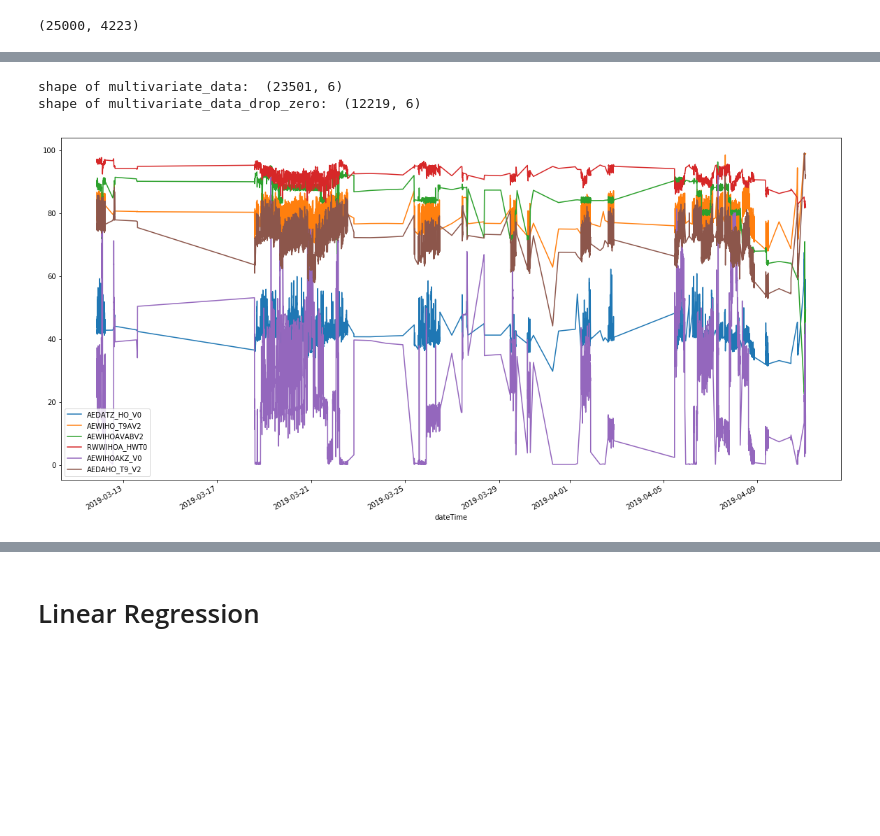
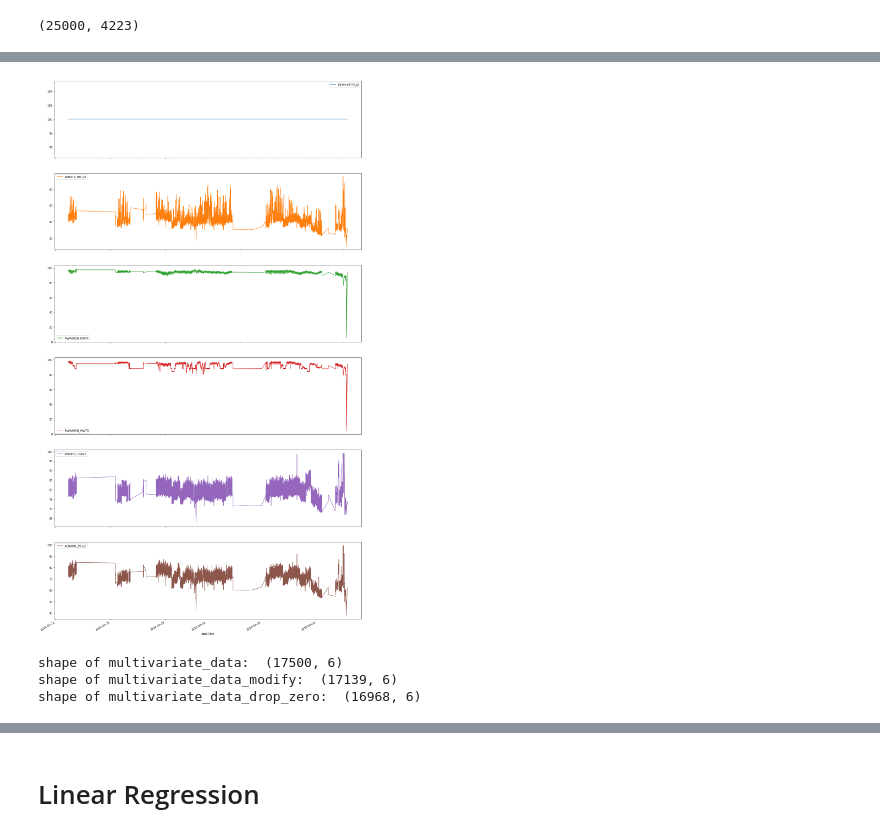
Before and after one commit to atifkarim/Time-Series-Forecasting-Using-Machine-Learning-Algorithm, a Jupyter notebook: Time_series_forecasting_with_regression_method.ipynb, the cells around one changed output, grey strips where cells are left out. Cells and saved outputs as stored; diff of their text form; code cells hidden in the pictures; blank space fills up the shorter version.

```diff
--- a/Time_series_forecasting_with_regression_method.ipynb
+++ b/Time_series_forecasting_with_regression_method.ipynb
@@ -53,14 +104,17 @@ plt.show()
 from numpy import nan
 multivariate_data_drop_zero= multivariate_data.replace(0,nan)
 multivariate_data_drop_zero=multivariate_data_drop_zero.dropna(how='any',axis=0)
+# %%
+bx = multivariate_data_drop_zero.plot(subplots=True, layout=(size_column,1))
+plt.rcParams['figure.figsize'] =(20,40)
+plt.show()
+# %% [output]
+[figure, added]
 # %%
 print('shape of multivariate_data: ',multivariate_data.shape)
+print('shape of multivariate_data_modify: ', multivariate_data_modify.shape)
 print('shape of multivariate_data_drop_zero: ',multivariate_data_drop_zero.shape)
-
-multivariate_data_drop_zero.plot()
-plt.rcParams['figure.figsize'] =(20,10)
-plt.show()
 # %% [output]
-shape of multivariate_data:  (23501, 6)
-shape of multivariate_data_drop_zero:  (12219, 6)
+shape of multivariate_data:  (17500, 6)
+shape of multivariate_data_modify:  (17139, 6)
+shape of multivariate_data_drop_zero:  (16968, 6)
-[figure, removed]
```
Also changed, not shown: parts of 28 cells of this notebook.
